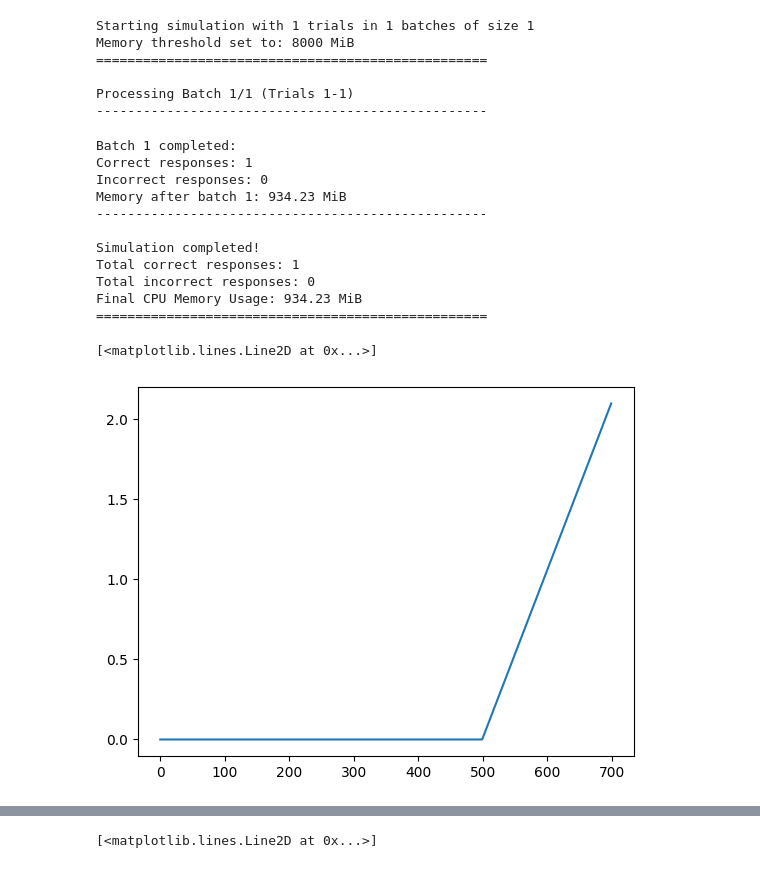
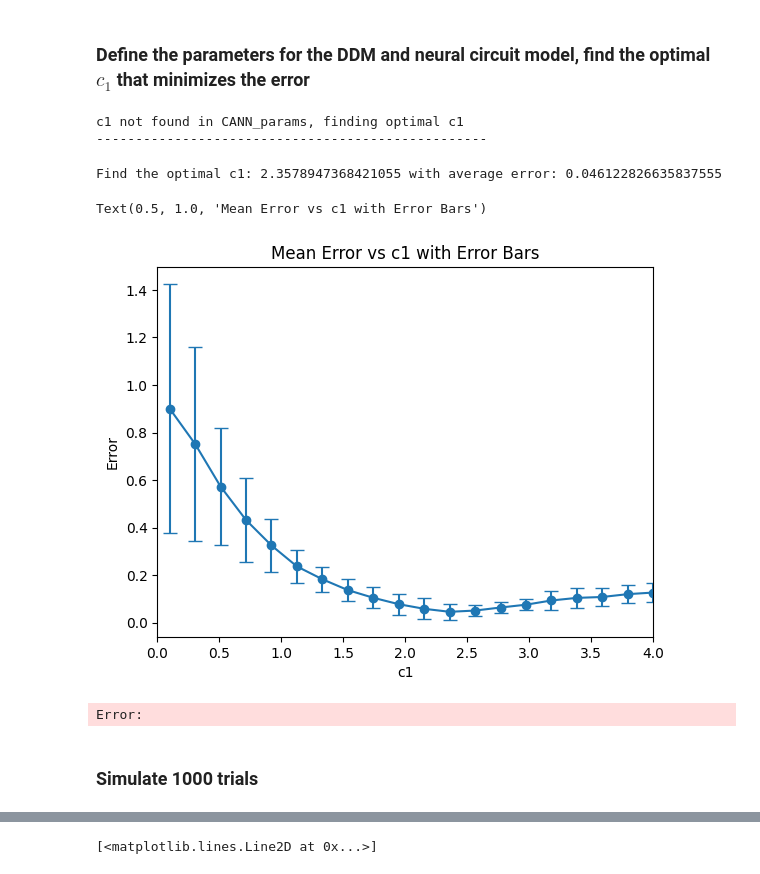
Before and after one commit to godwang00001/CANN_DDM, a Jupyter notebook: figs_code/RT_dist.ipynb, the cells around one changed output, grey strips where cells are left out. Drawn from its saved outputs; the diff is of its cells as text; code cells hidden in the pictures.

Commit message:
Update CANN_DDM_models, RT_dist notebook and network simulation

```diff
--- a/figs_code/RT_dist.ipynb
+++ b/figs_code/RT_dist.ipynb
@@ -6,10 +6,12 @@ from matplotlib import pyplot as plt
 from scipy import stats
 from statsmodels.graphics.gofplots import qqplot_2samples
 import numpy as np
+# %% [markdown]
+### Define the parameters for the DDM and neural circuit model, find the optimal $c_1$ that minimizes the error
 # %%
 # Load saved RT data
 DDM_params = {
-    'v': 10,
+    'v': .5,
     'sig_W': .5,
     'boundary': .8,
     'dt':1.,
@@ -30,38 +32,30 @@ CANN_params = {
     'J0_edge': 1,
     'a': 0.25,
     'A': 10,
-    'c1': 2,
     'c2': 1
 }
 
-
-mon_vars = ['s_pos']
-Simulator = NetworkSimulator(DDM_params, CANN_params, mon_vars=mon_vars, save_runner=True)
-_, _ = Simulator.simulate_network(num_trials=1, batch_size=1)
+c1_range = np.linspace(0.1, 4, 20)
+mon_vars = ['s_pos', 'clicks_left', 'clicks_right']
+Simulator = NetworkSimulator(DDM_params, CANN_params, mon_vars=mon_vars, save_runner=True, c1_range=c1_range)
+#c1_opt, err_per_c1 = Simulator.find_optimal_c1(c1_range)
+#_, _ = Simulator.simulate_network(num_trials=1, batch_size=1)
 # %% [output]
-Starting simulation with 1 trials in 1 batches of size 1
-Memory threshold set to: 8000 MiB
-==================================================
-
-Processing Batch 1/1 (Trials 1-1)
+c1 not found in CANN_params, finding optimal c1
 --------------------------------------------------
-Batch 1 completed:
-Correct responses: 1
-Incorrect responses: 0
-Memory after batch 1: 934.23 MiB
---------------------------------------------------
-
-Simulation completed!
-Total correct responses: 1
-Total incorrect responses: 0
-Final CPU Memory Usage: 934.23 MiB
-==================================================
+Find the optimal c1: 2.3578947368421055 with average error: 0.046122826635837555
-# %%
-clicks_left, clicks_right, l, p_right = Simulator.generate_evidence_variable()
-x = np.zeros(1000)
-for i in range(len(x)):
-    x[i] = x[i-1] + clicks_left[i] * (-l)/ 25  + clicks_right[i] * (l)/ 25
-plt.plot(x[:700])
-# %% [output]
-[<matplotlib.lines.Line2D at 0x...>]
-[figure, removed]
+# %%
+mean_err = np.mean(Simulator.err_per_c1, axis=1)
+std_err = np.std(Simulator.err_per_c1, axis=1)
+plt.figure()
+plt.errorbar(c1_range, mean_err, yerr=std_err, fmt='o-', capsize=5)
+plt.xlabel('c1')
+plt.xlim([0,4])
+plt.ylabel('Error')
+plt.title('Mean Error vs c1 with Error Bars')
+# %% [output]
+Text(0.5, 1.0, 'Mean Error vs c1 with Error Bars')
+[figure, added]
+Error:
+# %% [markdown]
+### Simulate 1000 trials
```
Also changed, not shown: parts of 1 cell of this notebook, 2 other files.
